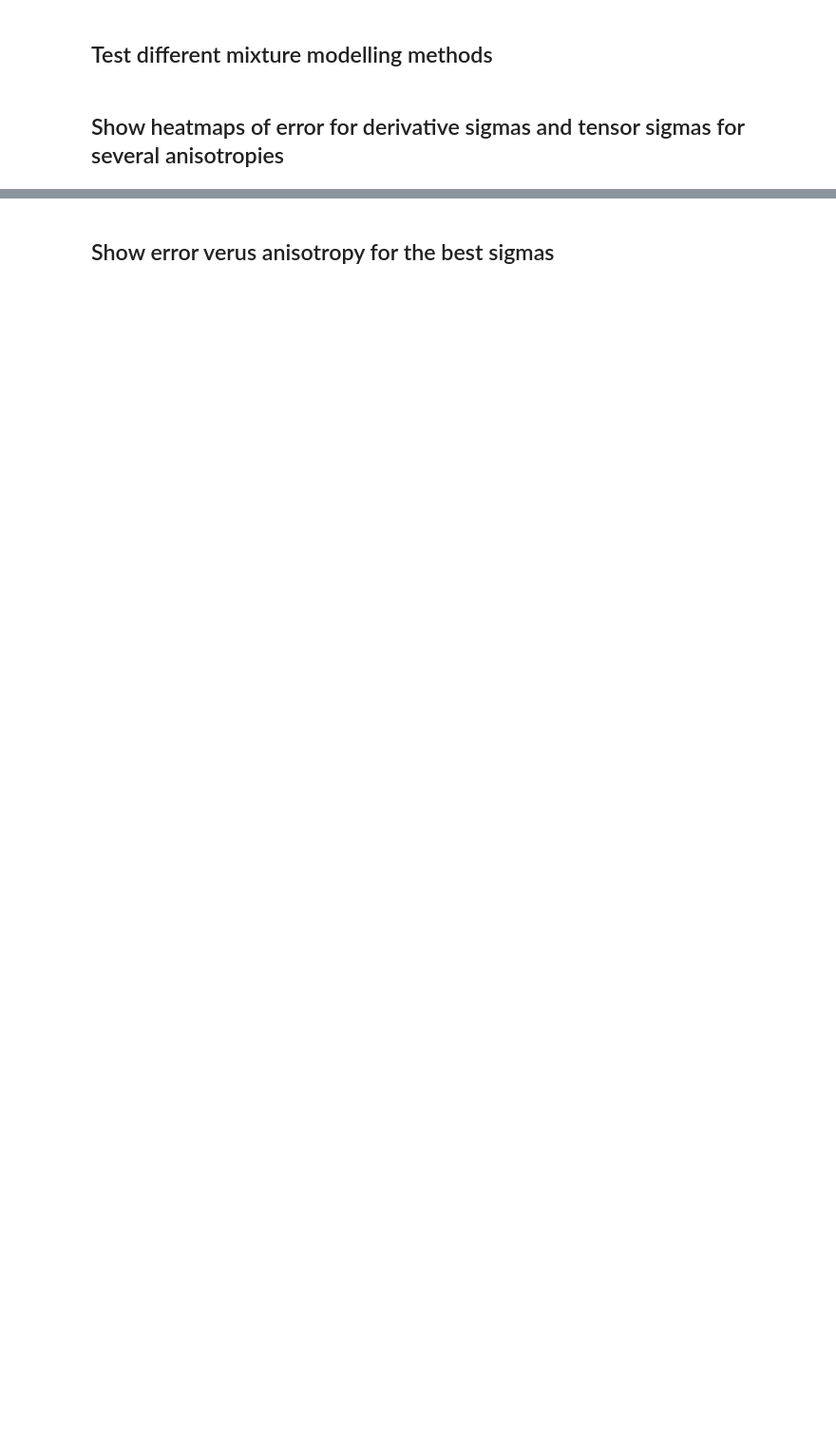
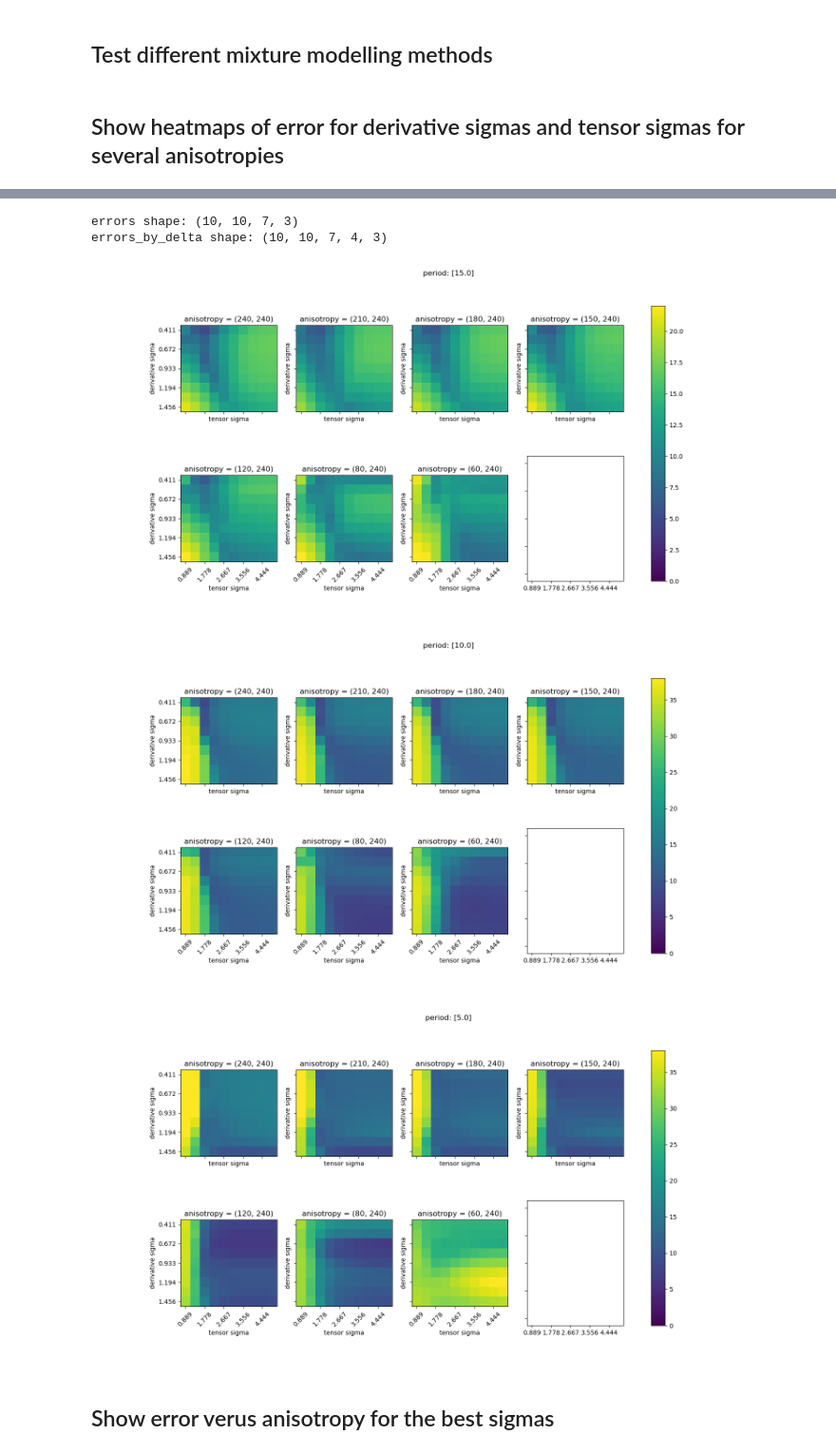
Before and after one commit to BrysonGray/fibermetric, a Jupyter notebook: notebooks/phantom_tests.ipynb, the cells around one changed output, grey strips where cells are left out. Shown at 95% size. Drawn from its saved outputs; the diff is of its cells as text; code cells hidden in the pictures; blank space fills up the shorter version.

```diff
--- a/notebooks/phantom_tests.ipynb
+++ b/notebooks/phantom_tests.ipynb
@@ -279,13 +548,0 @@ print(f'periodic_kmeans time: {np.mean(periodic_kmeans_time)}')
-# %%
-column_labels = ['derivative_sigma', 'tensor_sigma', 'nI', 'period', 'width', 'noise', 'phantom',
-  'error type', 'grid thetas', 'tile size', 'dimensions', 'error']
-errors_df = np.load('/home/brysongray/fibermetric/fibermetric/grid_errors_delta0.npy', allow_pickle=True)
-errors_df = pd.DataFrame(errors_df, columns=column_labels)
-# %%
-derivative_sigmas = errors_df['derivative_sigma'].unique()
-tensor_sigmas = errors_df['tensor_sigma'].unique()
-anisotropy = errors_df['nI'].unique()
-grid_thetas = errors_df['grid thetas'].unique()
-periods = errors_df['period'].unique()
-print(derivative_sigmas)
-print(tensor_sigmas)
@@ -301,40 +561,56 @@ n_derivative_sigmas = len(derivative_sigmas)
 n_tensor_sigmas = len(tensor_sigmas)
 n_anisotropy = len(anisotropy)
 n_thetas = len(grid_thetas)
+n_deltas = len(np.unique(delta_thetas.round(4)))
 n_periods = len(periods)
 
 # average the error for each set of grid thetas
-# errors = np.zeros((n_periods, n_derivative_sigmas, n_tensor_sigmas, n_anisotropy))
-errors = errors_df['error'].values.reshape(-1,n_thetas).astype(float)
-errors_by_delta = np.stack([np.mean(errors[:,i::4], 1) for i in range(4)], axis=1)
-errors = np.mean(errors, axis=1)
-errors = errors.reshape((n_derivative_sigmas, n_tensor_sigmas, n_anisotropy, n_periods))
-errors_by_delta = errors_by_delta.reshape((n_derivative_sigmas, n_tensor_sigmas, n_anisotropy, n_periods, 4))
+errors = np.zeros((n_periods, n_derivative_sigmas, n_tensor_sigmas, n_anisotropy))
+errors_by_delta = np.zeros((n_periods, n_derivative_sigmas, n_tensor_sigmas, n_anisotropy, n_deltas))
+for i in range(n_periods):
+    errors_ = errors_df[i]['error'].values.reshape(-1,n_thetas).astype(float)
+    errors_by_delta_ = np.stack([np.mean(errors_[:,i::4], 1) for i in range(4)], axis=1)
+    errors_ = np.mean(errors_, axis=1)
+    errors_ = errors_.reshape((n_derivative_sigmas, n_tensor_sigmas, n_anisotropy))
+    errors_by_delta_ = errors_by_delta_.reshape((n_derivative_sigmas, n_tensor_sigmas, n_anisotropy, n_deltas))
+    errors[i] = errors_
+    errors_by_delta[i] = errors_by_delta_
+errors = errors.transpose(1,2,3,0)
+errors_by_delta = errors_by_delta.transpose(1,2,3,4,0)
 print(f'errors shape: {errors.shape}')
 print(f'errors_by_delta shape: {errors_by_delta.shape}')
+# %% [output]
+errors shape: (10, 10, 7, 3)
+errors_by_delta shape: (10, 10, 7, 4, 3)
 # %%
 # Display 3 sets of error heatmaps, one set for each period, each set with a heatmap for each anisotropy.
 # Each heatmap shows the average errors by derivative sigma and tensor sigma.
 
 # plot the error for each anisotropy
 rows = 2
 cols = 4
+vmax = [22,38,38]
 for p in range(n_periods):
-    fig, axs = plt.subplots(rows,cols, figsize=(8,4), sharex=True, sharey=True)
+    fig, axs = plt.subplots(rows,cols, figsize=(16,8), sharex=True, sharey=True)
     fig.suptitle(f'period: {periods[p]}')
+    vm = vmax[p]
     for i in range(n_anisotropy):
         error = errors[...,i,p]
-        axs[i//cols,i%cols].imshow(error, vmin=0, vmax=40)
+        axs[i//cols,i%cols].imshow(error[1:], vmin=0, vmax=vm)
         axs[i//cols,i%cols].set_title(f'anisotropy = {anisotropy[i]}')
         # set x tick labels
         xticklabels = [f'{t:.3f}' for t in tensor_sigmas]
         yticklabels = [f'{d:.3f}' for d in derivative_sigmas]
         axs[i//cols, i%cols].set_xticklabels(xticklabels, rotation=45)
         axs[i//cols, i%cols].set_yticklabels(yticklabels)
         axs[i//cols,i%cols].set_xlabel('tensor sigma')
         axs[i//cols,i%cols].set_ylabel('derivative sigma')
     # add colorbar to the right
     cbar = fig.colorbar(axs[0,0].images[0], ax=axs, location='right')
+# %% [output]
+[figure, added]
+[figure, added]
+[figure, added]
 # %% [markdown]
 ## Show error verus anisotropy for the best sigmas
 # %%
```
Also changed, not shown: parts of 54 cells of this notebook, 2 other files.
